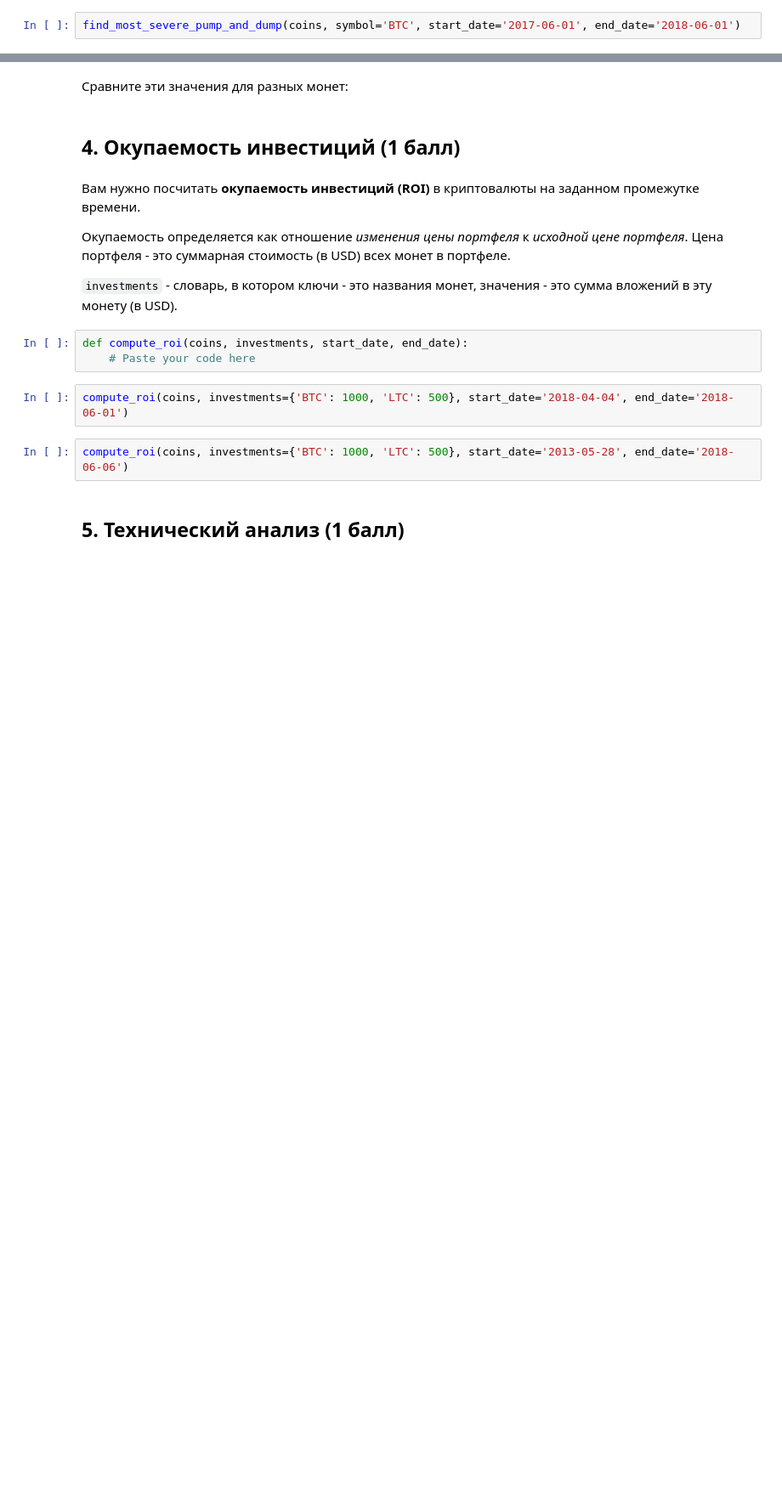
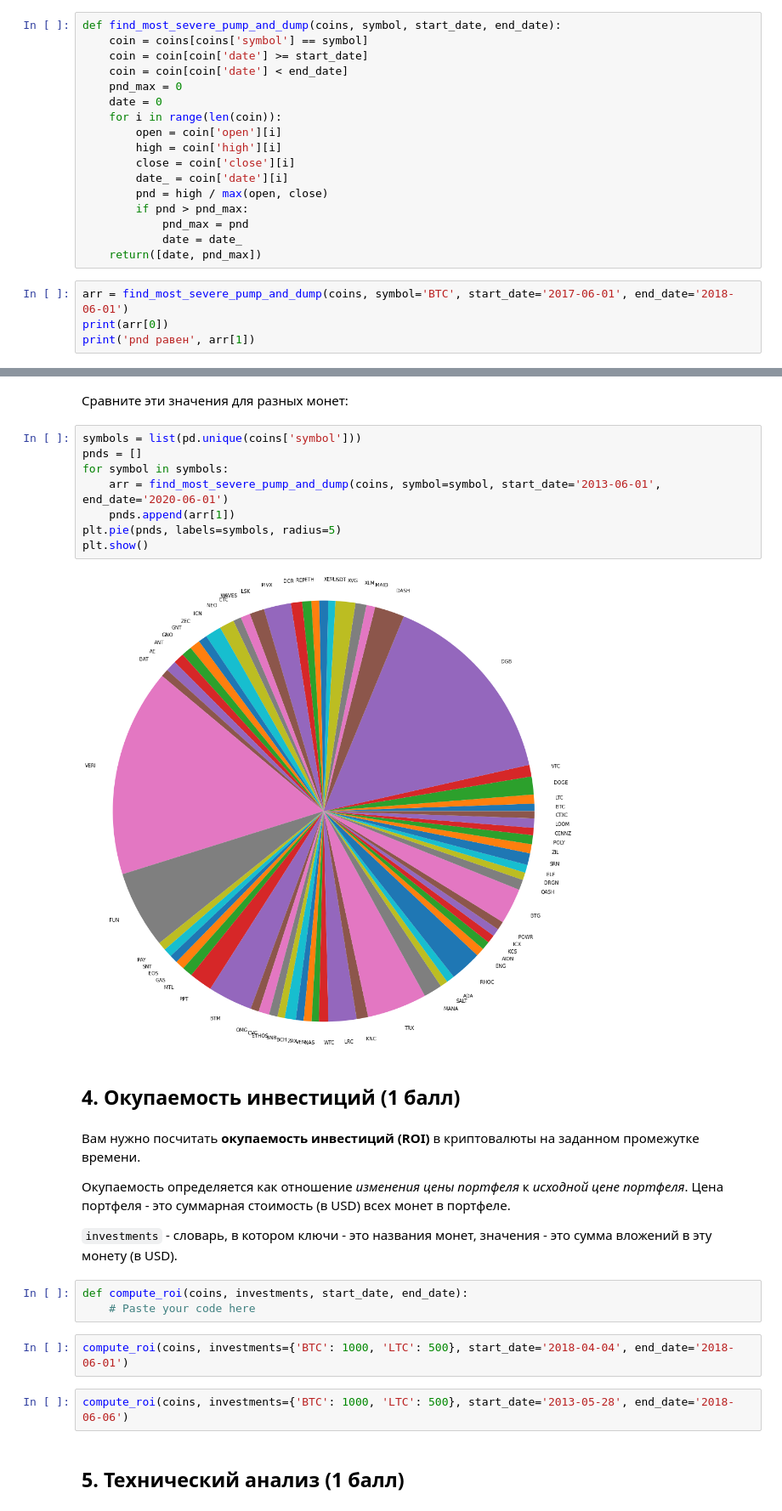
Before and after one commit to Ivans-sudo/laba, a Jupyter notebook: lab_work.ipynb, the cells around one changed output, grey strips where cells are left out. Shown: that part at 85% size. Saved outputs shown, nothing was run; the diff lists cells and outputs as text; blank space fills up the shorter version.

```diff
--- a/lab_work.ipynb
+++ b/lab_work.ipynb
@@ -202,2 +214,21 @@ def find_most_severe_pump_and_dump(coins, symbol, start_date, end_date):
+# %%
+def find_most_severe_pump_and_dump(coins, symbol, start_date, end_date):
+    coin = coins[coins['symbol'] == symbol]
+    coin = coin[coin['date'] >= start_date]
+    coin = coin[coin['date'] < end_date]
+    pnd_max = 0
+    date = 0
+    for i in range(len(coin)):
+        open = coin['open'][i]
+        high = coin['high'][i]
+        close = coin['close'][i]
+        date_ = coin['date'][i]
+        pnd = high / max(open, close)
+        if pnd > pnd_max:
+            pnd_max = pnd
+            date = date_
+    return([date, pnd_max])
 # %%
-find_most_severe_pump_and_dump(coins, symbol='BTC', start_date='2017-06-01', end_date='2018-06-01')
+arr = find_most_severe_pump_and_dump(coins, symbol='BTC', start_date='2017-06-01', end_date='2018-06-01')
+print(arr[0])
+print('pnd равен', arr[1])
@@ -204,5 +240,15 @@ find_most_severe_pump_and_dump(coins, symbol='BTC', start_date='2017-06-01', end
 # %% [markdown]
 Сравните эти значения для разных монет:
+# %%
+symbols = list(pd.unique(coins['symbol']))
+pnds = []
+for symbol in symbols:
+    arr = find_most_severe_pump_and_dump(coins, symbol=symbol, start_date='2013-06-01', end_date='2020-06-01')
+    pnds.append(arr[1])
+plt.pie(pnds, labels=symbols, radius=5)
+plt.show()
+# %% [output]
+[figure, added]
 # %% [markdown]
 ## 4. Окупаемость инвестиций (1 балл)
 # %% [markdown]
```
Also changed, not shown: parts of 9 cells of this notebook.
